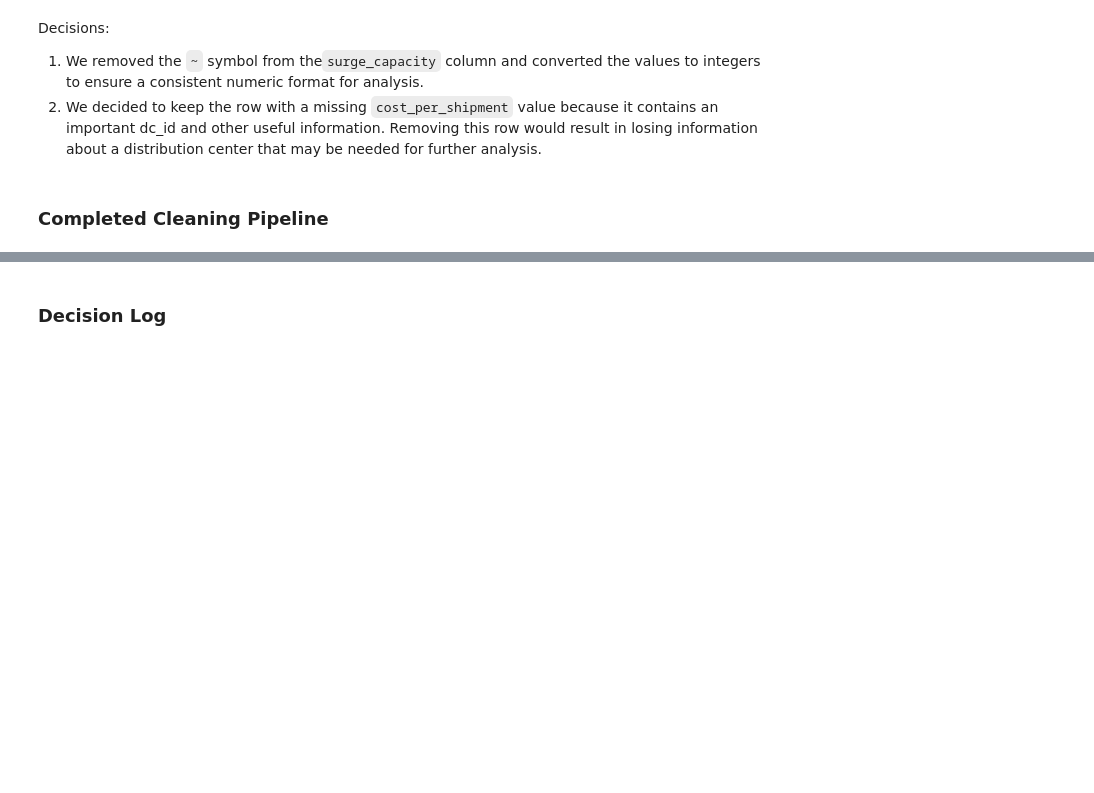
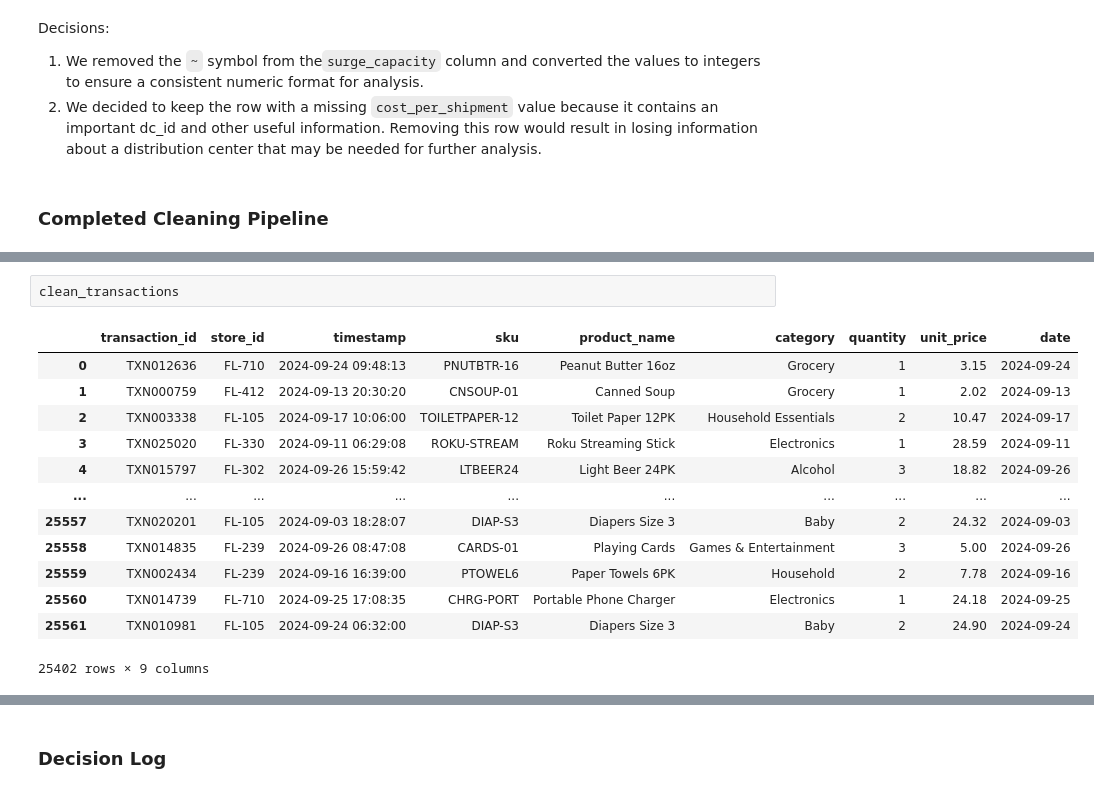
Before and after one commit to simichakravarty16/walmart-hurricane-project, a Jupyter notebook: notebooks/team_notebook.ipynb, the cells around one changed output, grey strips where cells are left out. Drawn from its saved outputs; the diff is of its cells as text; blank space fills up the shorter version.

```diff
--- a/notebooks/team_notebook.ipynb
+++ b/notebooks/team_notebook.ipynb
@@ -1053,0 +1126,16 @@ Cleaned Distribution Centers:
+# %%
+clean_transactions
+# %% [output]
+|  | transaction_id | store_id | timestamp | sku | product_name | category | quantity | unit_price | date |
+| 0 | TXN012636 | FL-710 | 2024-09-24 09:48:13 | PNUTBTR-16 | Peanut Butter 16oz | Grocery | 1 | 3.15 | 2024-09-24 |
+| 1 | TXN000759 | FL-412 | 2024-09-13 20:30:20 | CNSOUP-01 | Canned Soup | Grocery | 1 | 2.02 | 2024-09-13 |
+| 2 | TXN003338 | FL-105 | 2024-09-17 10:06:00 | TOILETPAPER-12 | Toilet Paper 12PK | Household Essentials | 2 | 10.47 | 2024-09-17 |
+| 3 | TXN025020 | FL-330 | 2024-09-11 06:29:08 | ROKU-STREAM | Roku Streaming Stick | Electronics | 1 | 28.59 | 2024-09-11 |
+| 4 | TXN015797 | FL-302 | 2024-09-26 15:59:42 | LTBEER24 | Light Beer 24PK | Alcohol | 3 | 18.82 | 2024-09-26 |
+| ... | ... | ... | ... | ... | ... | ... | ... | ... | ... |
+| 25557 | TXN020201 | FL-105 | 2024-09-03 18:28:07 | DIAP-S3 | Diapers Size 3 | Baby | 2 | 24.32 | 2024-09-03 |
+| 25558 | TXN014835 | FL-239 | 2024-09-26 08:47:08 | CARDS-01 | Playing Cards | Games & Entertainment | 3 | 5.00 | 2024-09-26 |
+| 25559 | TXN002434 | FL-239 | 2024-09-16 16:39:00 | PTOWEL6 | Paper Towels 6PK | Household | 2 | 7.78 | 2024-09-16 |
+| 25560 | TXN014739 | FL-710 | 2024-09-25 17:08:35 | CHRG-PORT | Portable Phone Charger | Electronics | 1 | 24.18 | 2024-09-25 |
+| 25561 | TXN010981 | FL-105 | 2024-09-24 06:32:00 | DIAP-S3 | Diapers Size 3 | Baby | 2 | 24.90 | 2024-09-24 |
+25402 rows × 9 columns
```
Also changed, not shown: parts of 16 cells of this notebook.
